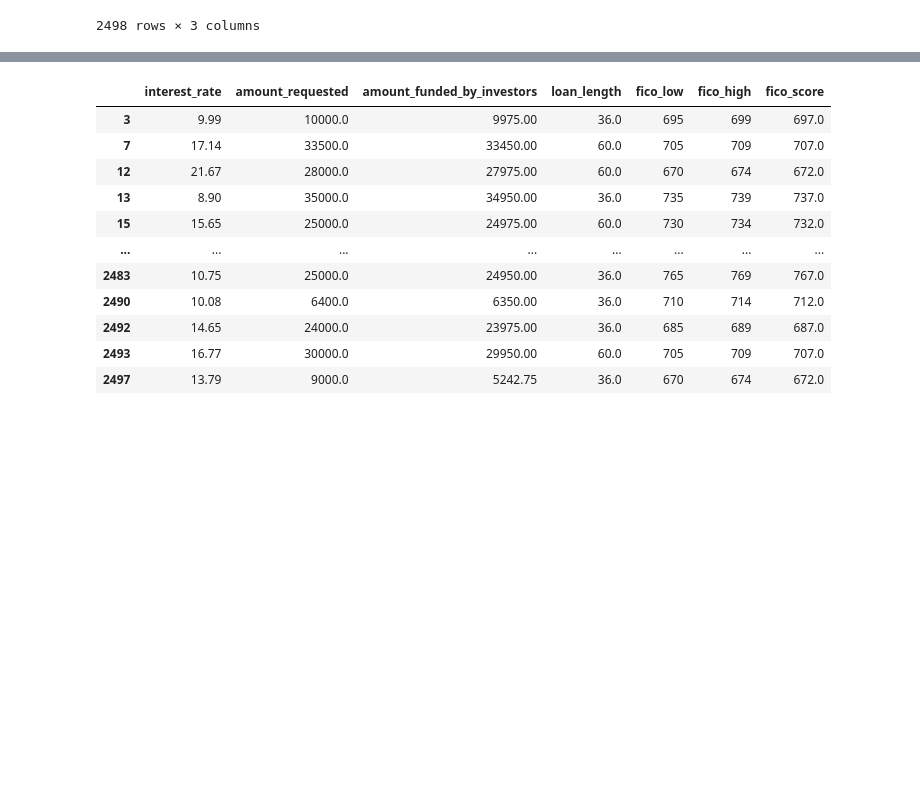
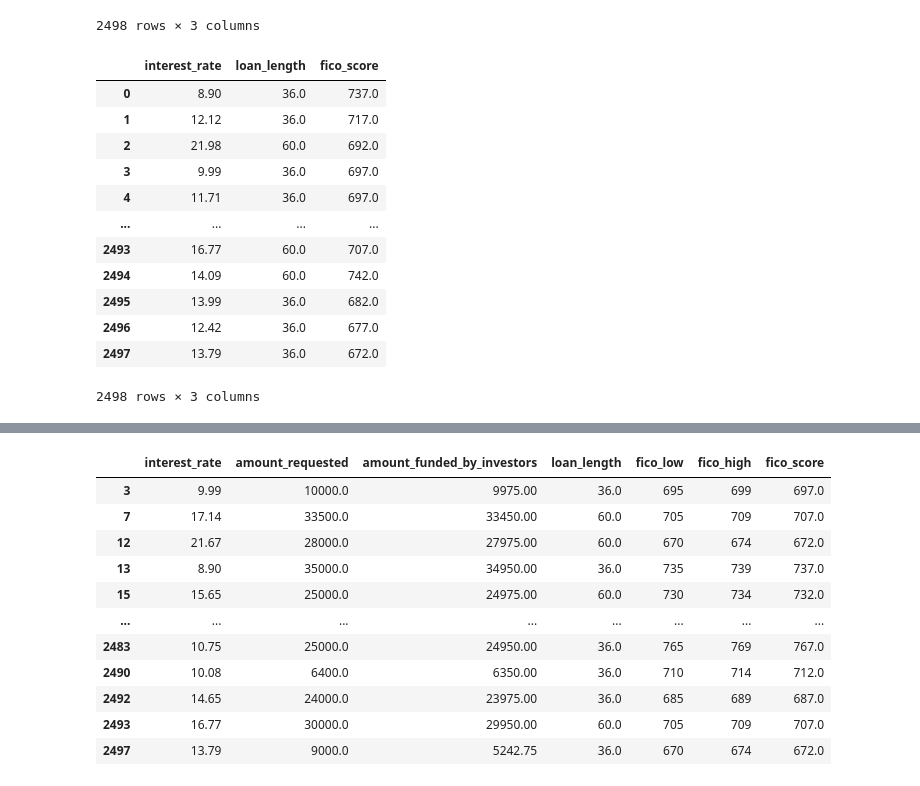
Before and after one commit to TLuter-252/Linear-Regression-Case-Study, a Jupyter notebook: Maddog.ipynb, the cells around one changed output, grey strips where cells are left out. Cells and saved outputs as stored; diff of their text form; code cells hidden in the pictures; blank space fills up the shorter version.

```diff
--- a/Maddog.ipynb
+++ b/Maddog.ipynb
@@ -156,6 +158,24 @@ df_funded
 | 2496 | 6000.00 | 36.0 | 677.0 |
 | 2497 | 5242.75 | 36.0 | 672.0 |
 2498 rows × 3 columns
+# %%
+df_requested = df.copy()
+df_requested.drop(columns=['fico_high', 'fico_low','amount_requested', 'amount_funded_by_investors'], inplace=True)
+df_requested
+# %% [output]
+|  | interest_rate | loan_length | fico_score |
+| 0 | 8.90 | 36.0 | 737.0 |
+| 1 | 12.12 | 36.0 | 717.0 |
+| 2 | 21.98 | 60.0 | 692.0 |
+| 3 | 9.99 | 36.0 | 697.0 |
+| 4 | 11.71 | 36.0 | 697.0 |
+| ... | ... | ... | ... |
+| 2493 | 16.77 | 60.0 | 707.0 |
+| 2494 | 14.09 | 60.0 | 742.0 |
+| 2495 | 13.99 | 36.0 | 682.0 |
+| 2496 | 12.42 | 36.0 | 677.0 |
+| 2497 | 13.79 | 36.0 | 672.0 |
+2498 rows × 3 columns
 # %%
 X = df[features]
 y = df['interest_rate']
```
Also changed, not shown: parts of 13 cells of this notebook.
